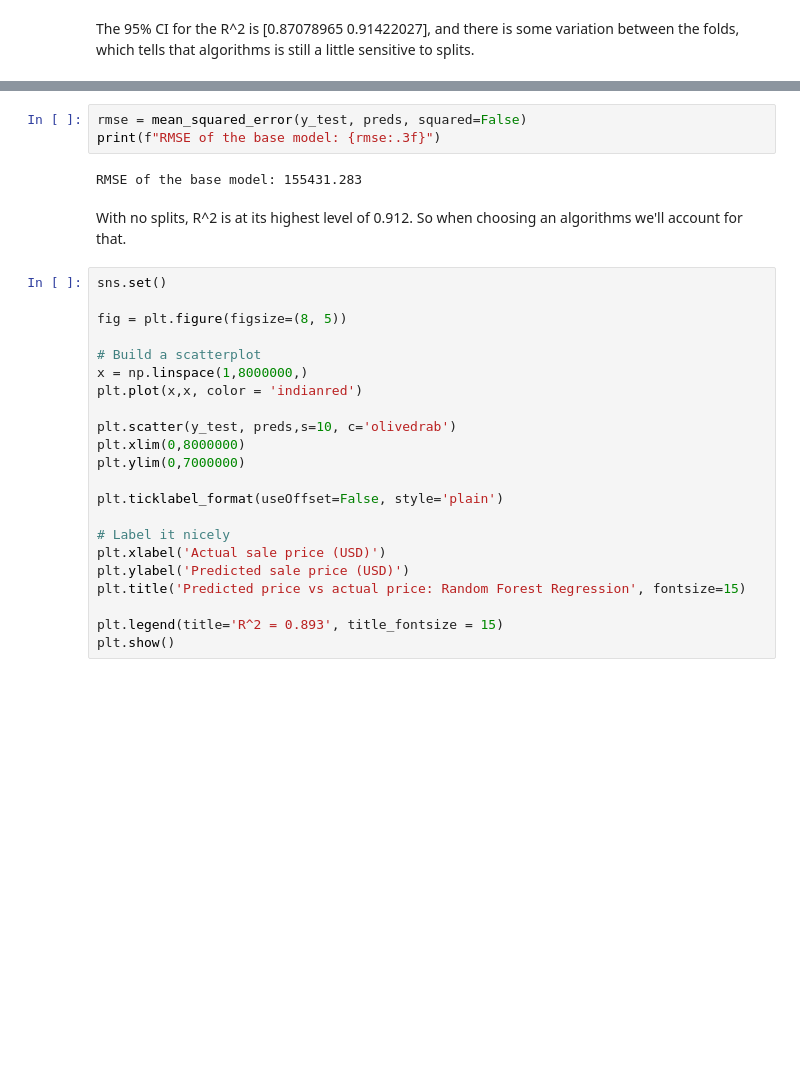
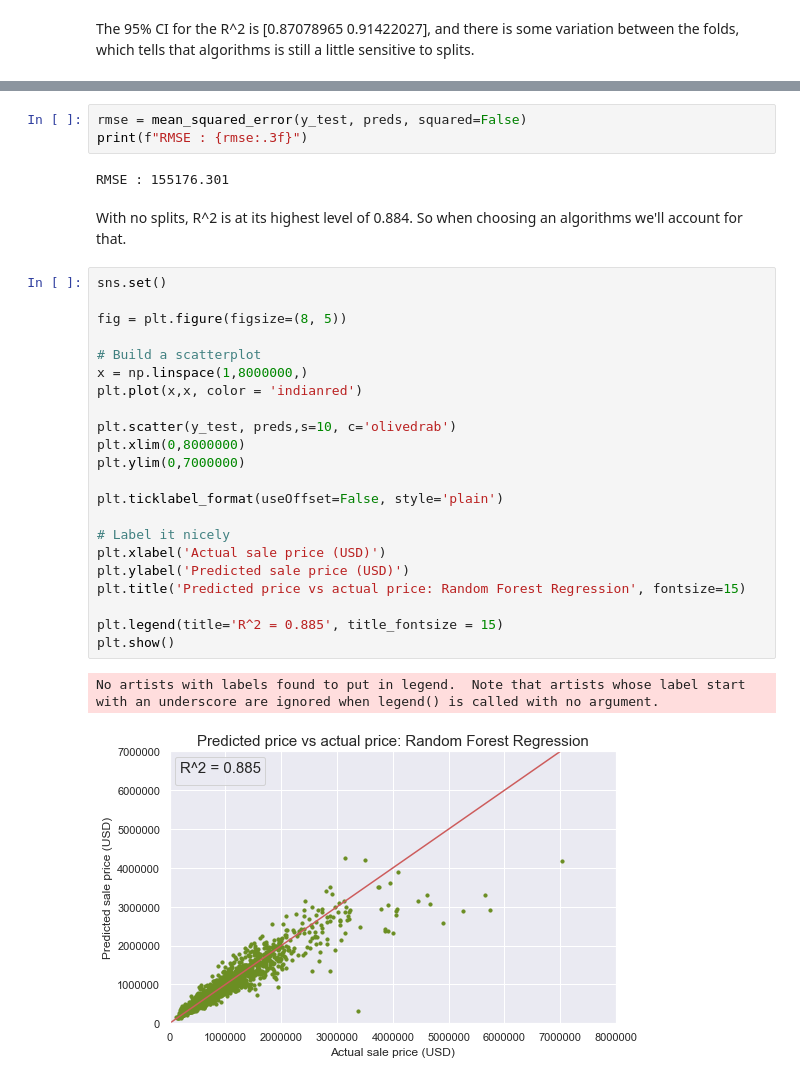
Before and after one commit to rowedata/Capstone1, a Jupyter notebook: Modeling.ipynb, the cells around one changed output, grey strips where cells are left out. Cells and saved outputs as stored; diff of their text form; blank space fills up the shorter version.

Commit message:
Modeling update

```diff
--- a/Modeling.ipynb
+++ b/Modeling.ipynb
@@ -925,29 +931,32 @@ Random Forest Test set R^2:  0.8847456836748582
 # %%
 rmse = mean_squared_error(y_test, preds, squared=False)
-print(f"RMSE of the base model: {rmse:.3f}")
+print(f"RMSE : {rmse:.3f}")
 # %% [output]
-RMSE of the base model: 155431.283
+RMSE : 155176.301
 # %% [markdown]
-With no splits, R^2 is at its highest level of 0.912. So when choosing an algorithms we'll account for that.
+With no splits, R^2 is at its highest level of 0.884. So when choosing an algorithms we'll account for that.
 # %%
 sns.set()
 
 fig = plt.figure(figsize=(8, 5))
 
 # Build a scatterplot
 x = np.linspace(1,8000000,)
 plt.plot(x,x, color = 'indianred')
 
 plt.scatter(y_test, preds,s=10, c='olivedrab')
 plt.xlim(0,8000000)
 plt.ylim(0,7000000)
 
 plt.ticklabel_format(useOffset=False, style='plain')
 
 # Label it nicely
 plt.xlabel('Actual sale price (USD)')
 plt.ylabel('Predicted sale price (USD)')
 plt.title('Predicted price vs actual price: Random Forest Regression', fontsize=15)
 
-plt.legend(title='R^2 = 0.893', title_fontsize = 15)
+plt.legend(title='R^2 = 0.885', title_fontsize = 15)
 plt.show()
+# %% [output]
+No artists with labels found to put in legend.  Note that artists whose label start with an underscore are ignored when legend() is called with no argument.
+[figure, added]
```
Also changed, not shown: parts of 9 cells of this notebook, 4 other files.
